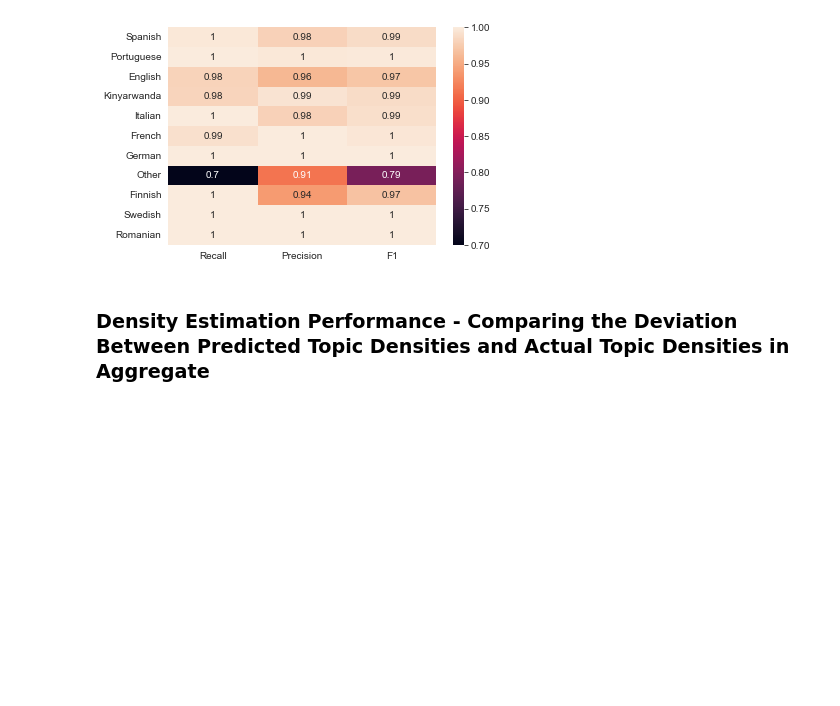
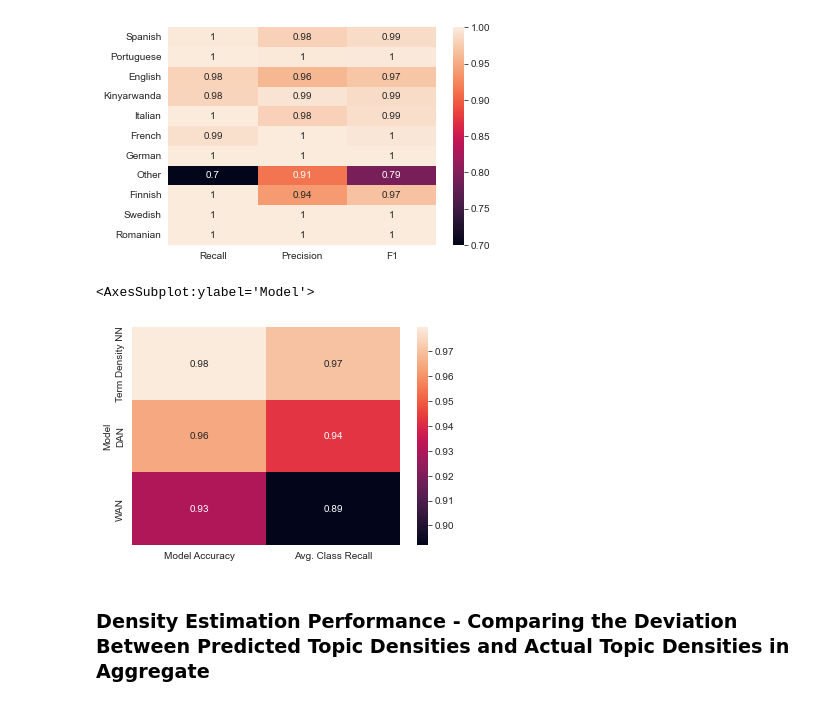
Before and after one commit to amitg3-ucb/nlp_music_recommendation, a Jupyter notebook: Tools for Analyzing Neural Networks and Model Performance, Analyzing Datasets.ipynb, the cells around one changed output. Cells and saved outputs as stored; diff of their text form; code cells hidden in the pictures; blank space fills up the shorter version.

```diff
--- a/Tools for Analyzing Neural Networks and Model Performance, Analyzing Datasets.ipynb
+++ b/Tools for Analyzing Neural Networks and Model Performance, Analyzing Datasets.ipynb
@@ -239,6 +250,22 @@ sns.heatmap(full_performance,annot=full_performance)
 # %% [output]
 <AxesSubplot:>
 [figure]
+# %%
+model_comparison = pd.DataFrame([[0.9796,0.9702],
+                                 [0.9644,0.9426],
+                                 [0.9301,0.8922]],
+                                index = ['Term Density NN', 'DAN', 'WAN'],
+                                columns = ['Model Accuracy','Avg. Class Recall'])
+model_comparison.index.name = 'Model'
+sns.heatmap(model_comparison,annot=model_comparison)
+
+# Model	Accuracy	Avg. Class Recall
+# Term Density NN	0.9796	0.9702
+# DAN	0.9644	0.9426
+# WAN	0.9301	0.8922
+# %% [output]
+<AxesSubplot:ylabel='Model'>
+[figure, added]
 # %% [markdown]
 ### Density Estimation Performance - Comparing the Deviation Between Predicted Topic Densities and Actual Topic Densities in Aggregate
 # %% [markdown]
```
Also changed, not shown: parts of 13 cells of this notebook, 7 other files.
